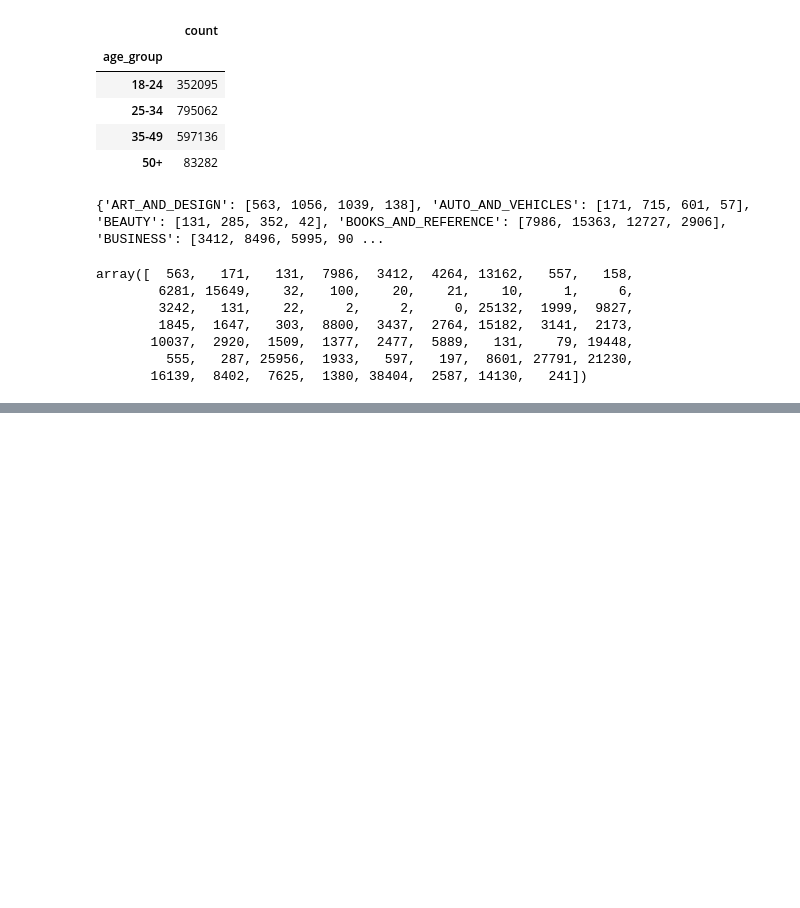
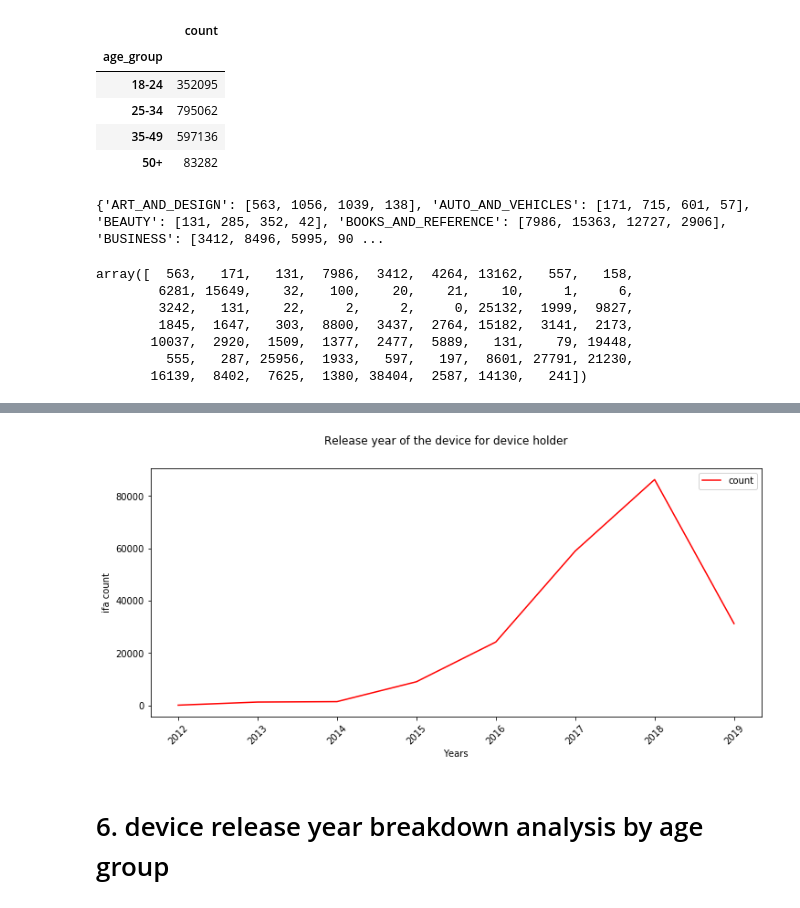
Before and after one commit to chengxiaotian/sagemaker-ml-pipeline, a Jupyter notebook: 03_explore/01_Visualize_Reviews_Dataset.ipynb, the cells around one changed output, grey strips where cells are left out. Cells and saved outputs as stored; diff of their text form; code cells hidden in the pictures; blank space fills up the shorter version.

```diff
--- a/03_explore/01_Visualize_Reviews_Dataset.ipynb
+++ b/03_explore/01_Visualize_Reviews_Dataset.ipynb
@@ -903,0 +763,2 @@ Jupyter.notebook.session.delete();
+# %%
+release_year_age_count = device_age_group_df.groupBy("device_year_of_release").count()
@@ -903,0 +781,6 @@ Jupyter.notebook.session.delete();
+# %%
+release_year_age_pd = release_year_age_count.filter(F.col("device_year_of_release").isNotNull()).toPandas()
+# %%
+release_year_age_pd['year'] = pd.to_datetime(release_year_age_pd['device_year_of_release'], format='%Y').dt.year
+# %%
+release_year_age_pd = release_year_age_pd.sort_values("year")
@@ -903,0 +799,25 @@ Jupyter.notebook.session.delete();
+# %%
+fig = plt.gcf()
+fig.set_size_inches(12,5)
+
+fig.suptitle('Release year of the device for device holder')
+
+ax = plt.gca()
+#ax = plt.gca().set_xticks(df['year'])
+# ax.locator_params(integer=True)
+ax.set_xticks(release_year_age_pd['year'].unique())
+
+release_year_age_pd.plot(kind='line',x='year',y='count', color='red', ax=ax)
+
+#plt.xticks(range(1995, 2016, 1))
+#plt.yticks(range(0,6,1))
+plt.xlabel('Years')
+plt.ylabel('ifa count')
+plt.xticks(rotation=45)
+
+# fig.savefig('average-rating.png', dpi=300)
+plt.show()
+# %% [output]
+[figure, added]
+# %% [markdown]
+# 6. device release year breakdown analysis by age group
```
Also changed, not shown: parts of 94 cells of this notebook.
